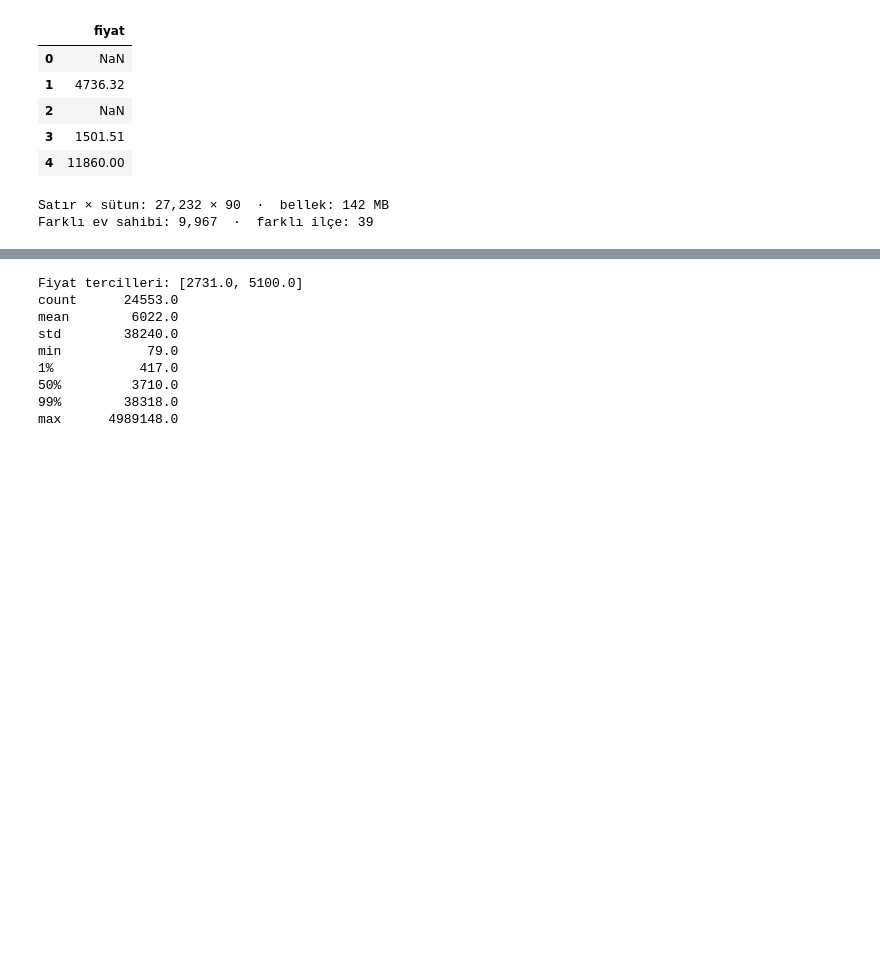
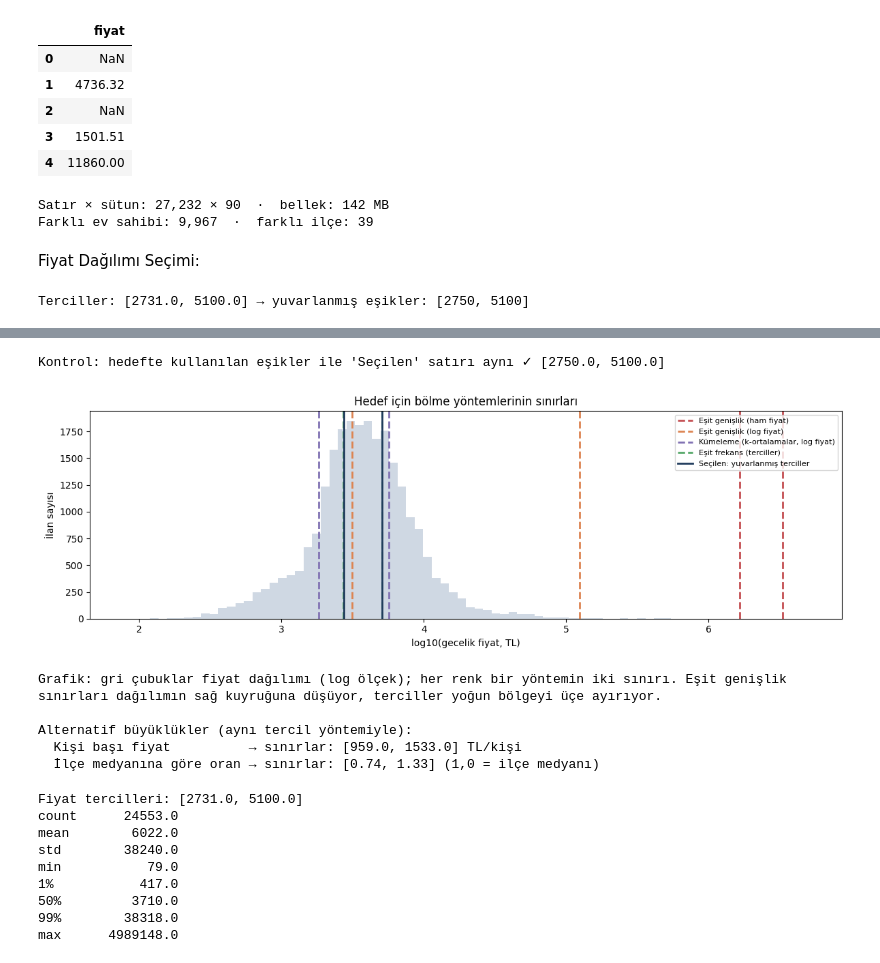
Before and after one commit to kubragiritkopuz/MachineLearningCourseDokuments, a Jupyter notebook: BIL545_Proje1_20261007.ipynb, the cells around one changed output, grey strips where cells are left out. Drawn from its saved outputs; the diff is of its cells as text; code cells hidden in the pictures; blank space fills up the shorter version.

```diff
--- a/BIL545_Proje1_20261007.ipynb
+++ b/BIL545_Proje1_20261007.ipynb
@@ -190,3 +190,74 @@ print(f"Farklı ev sahibi: {df['host_id'].nunique():,}  ·  farklı ilçe: {df['
 # %% [output]
 Satır × sütun: 27,232 × 90  ·  bellek: 142 MB
 Farklı ev sahibi: 9,967  ·  farklı ilçe: 39
+# %% [markdown]
+Fiyat Dağılımı Seçimi:
+# %%
+# Yeni: terciller veriden hesaplanır, okunurluk için en yakın 50 TL'ye yuvarlanır
+terciller = df["fiyat"].quantile([1/3, 2/3])
+ESIKLER = (terciller / 50).round().mul(50).astype(int).tolist()
+print("Terciller:", terciller.round(0).tolist(), "→ yuvarlanmış eşikler:", ESIKLER)
+# %% [output]
+Terciller: [2731.0, 5100.0] → yuvarlanmış eşikler: [2750, 5100]
+# %%
+# ---- (b-2) Hedef için bölme alternatiflerinin karşılaştırılması
+from sklearn.cluster import KMeans
+
+f = df["fiyat"].dropna()
+log_f = np.log10(f)
+YUVARLAMA = 50                                            # eşikler en yakın 50 TL'ye yuvarlanır
+
+def sinirlari_bul(yontem):
+    if yontem == "Eşit genişlik (ham fiyat)":
+        return np.linspace(f.min(), f.max(), 4)[1:-1]
+    if yontem == "Eşit genişlik (log fiyat)":
+        return 10 ** np.linspace(log_f.min(), log_f.max(), 4)[1:-1]
+    if yontem == "Kümeleme (k-ortalamalar, log fiyat)":
+        km = KMeans(n_clusters=3, n_init=10, random_state=SEED).fit(log_f.to_frame())
+        m = np.sort(km.cluster_centers_.ravel())
+        return 10 ** ((m[:-1] + m[1:]) / 2)               # iki küme merkezinin ortası = sınır
+    if yontem == "Eşit frekans (terciller)":
+        return f.quantile([1/3, 2/3]).to_numpy()
+    if yontem == "Seçilen: yuvarlanmış terciller":
+        return (f.quantile([1/3, 2/3]) / YUVARLAMA).round().to_numpy() * YUVARLAMA
+
+YONTEMLER = ["Eşit genişlik (ham fiyat)", "Eşit genişlik (log fiyat)", "Kümeleme (k-ortalamalar, log fiyat)",
+             "Eşit frekans (terciller)", "Seçilen: yuvarlanmış terciller"]
+satirlar = []
+for yontem in YONTEMLER:
+    s = sinirlari_bul(yontem)
+    assert s is not None and len(s) == 2, f"'{yontem}' iki sınır döndürmedi: {s}"
+    sayilar = pd.cut(f, [-np.inf, *s, np.inf], right=False).value_counts(sort=False).to_numpy()
+    satirlar.append({"yöntem": yontem,
+                     "sınır 1 (TL)": round(s[0]), "sınır 2 (TL)": round(s[1]),
+                     "ucuz": sayilar[0], "orta": sayilar[1], "pahalı": sayilar[2],
+                     "en küçük sınıf %": round(100 * sayilar.min() / sayilar.sum(), 1),
+                     "dengesizlik (en büyük / en küçük)": round(sayilar.max() / sayilar.min(), 1)})
+bolme_tablosu = pd.DataFrame(satirlar).set_index("yöntem")
+display(bolme_tablosu)
+
+# Tutarlılık kontrolü: hedefi oluşturan ESIKLER (4a) ile bu tablodaki "Seçilen" satırı aynı mı?
+secilen = bolme_tablosu.loc["Seçilen: yuvarlanmış terciller", ["sınır 1 (TL)", "sınır 2 (TL)"]].tolist()
+assert secilen == list(ESIKLER), f"4a'daki ESIKLER {ESIKLER} ile karşılaştırmadaki sınırlar {secilen} farklı!"
+print("Kontrol: hedefte kullanılan eşikler ile 'Seçilen' satırı aynı ✓", secilen)
+
+# Grafik: her yöntemin sınırları aynı log-fiyat dağılımı üzerinde
+fig, ax = plt.subplots(figsize=(12, 4))
+ax.hist(log_f, bins=80, color="#cfd8e3")
+renkler = ["#C44E52", "#DD8452", "#8172B3", "#55A868", "#1f3b5c"]
+for (yontem, r), renk in zip(bolme_tablosu.iterrows(), renkler):
+    for j, sinir in enumerate([r["sınır 1 (TL)"], r["sınır 2 (TL)"]]):
+        ax.axvline(np.log10(sinir), color=renk, ls="--" if "Seçilen" not in yontem else "-", lw=2,
+                   label=yontem if j == 0 else None)
+ax.set(xlabel="log10(gecelik fiyat, TL)", ylabel="İlan sayısı", title="Hedef için bölme yöntemlerinin sınırları")
+ax.legend(fontsize=8, loc="upper right"); plt.tight_layout(); plt.show()
+print("Grafik: gri çubuklar fiyat dağılımı (log ölçek); her renk bir yöntemin iki sınırı. "
+      "Eşit genişlik sınırları dağılımın sağ kuyruğuna düşüyor, terciller yoğun bölgeyi üçe ayırıyor.")
+
+# ---- Ne böldüğümüz de bir seçim: kapasite ve konum etkisini ayıran iki alternatif büyüklük
+kisi_basi = df["fiyat"] / df["accommodates"]
+ilceye_gore = df["fiyat"] / df.groupby("neighbourhood_cleansed")["fiyat"].transform("median")
+print("\nAlternatif büyüklükler (aynı tercil yöntemiyle):")
+print(f"  Kişi başı fiyat          → sınırlar: {kisi_basi.quantile([1/3, 2/3]).round().tolist()} TL/kişi")
+print(f"  İlçe medyanına göre oran → sınırlar: {ilceye_gore.quantile([1/3, 2/3]).round(2).tolist()} (1,0 = ilçe medyanı)")
+# %% [output]
@@ -193,3 +271,10 @@ Farklı ev sahibi: 9,967  ·  farklı ilçe: 39
+Kontrol: hedefte kullanılan eşikler ile 'Seçilen' satırı aynı ✓ [2750.0, 5100.0]
+[figure, added]
+Grafik: gri çubuklar fiyat dağılımı (log ölçek); her renk bir yöntemin iki sınırı. Eşit genişlik sınırları dağılımın sağ kuyruğuna düşüyor, terciller yoğun bölgeyi üçe ayırıyor.
+
+Alternatif büyüklükler (aynı tercil yöntemiyle):
+  Kişi başı fiyat          → sınırlar: [959.0, 1533.0] TL/kişi
+  İlçe medyanına göre oran → sınırlar: [0.74, 1.33] (1,0 = ilçe medyanı)
 # %%
 print("\nFiyat tercilleri:", df["fiyat"].quantile([1/3, 2/3]).round(0).tolist())
 print(df["fiyat"].describe(percentiles=[.01, .5, .99]).round(0).to_string())
```
Also changed, not shown: parts of 12 cells of this notebook.
